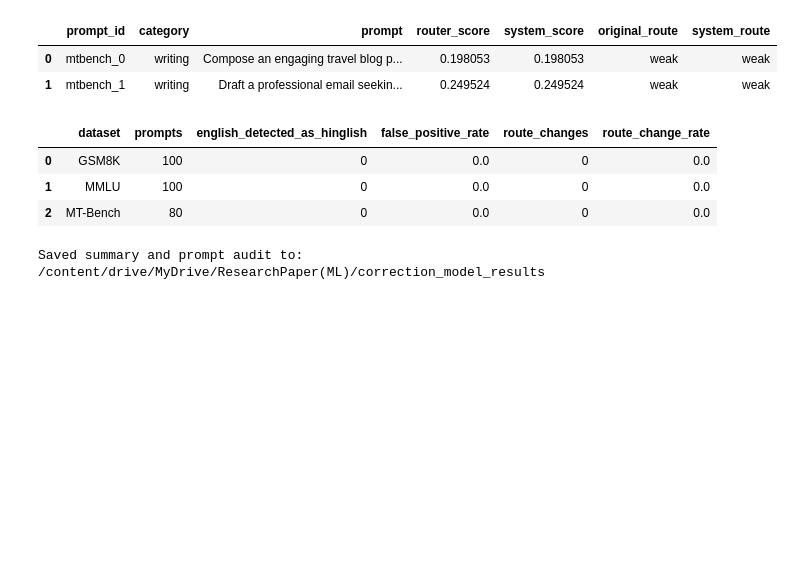
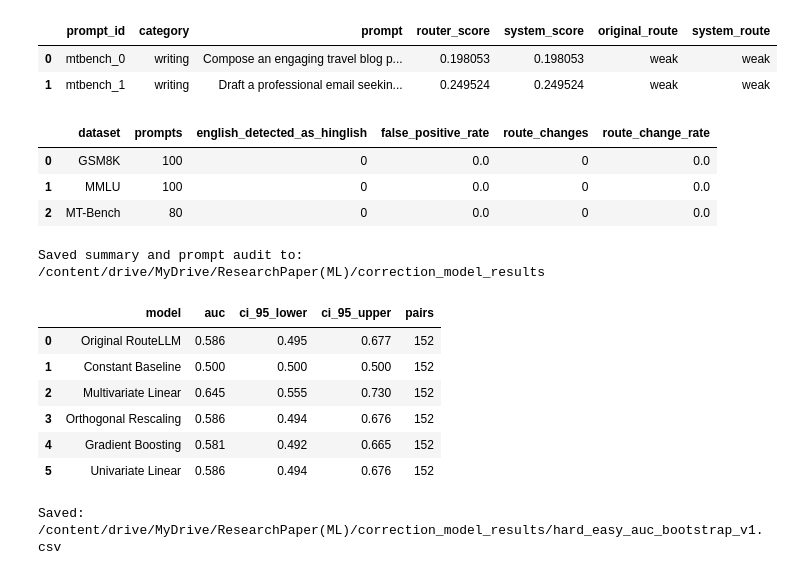
Before and after one commit to nehamalhotra-21/codemixing_llmrouter, a Jupyter notebook: person4_RouteLLM_Benchmark_Comparison.ipynb, the cells around one changed output. Saved outputs shown, nothing was run; the diff lists cells and outputs as text; code cells hidden in the pictures; blank space fills up the shorter version.

Commit message:
Add hard-versus-easy AUC bootstrap results

```diff
--- a/person4_RouteLLM_Benchmark_Comparison.ipynb
+++ b/person4_RouteLLM_Benchmark_Comparison.ipynb
@@ -1135,3 +1135,73 @@ print("Saved summary and prompt audit to:", output_dir)
 | 1 | MMLU | 100 | 0 | 0.0 | 0 | 0.0 |
 | 2 | MT-Bench | 80 | 0 | 0.0 | 0 | 0.0 |
 Saved summary and prompt audit to: /content/drive/MyDrive/ResearchPaper(ML)/correction_model_results
+# %%
+import numpy as np
+import pandas as pd
+from sklearn.metrics import roc_auc_score
+
+pairs = pd.read_csv(f"{BASE}/data/confirmatory_v1.csv")
+scores = pd.read_csv(
+    f"{BASE}/correction_model_results/corrected_scores_v2.csv"
+)
+
+data = pairs[["pair_id", "difficulty"]].merge(
+    scores,
+    on="pair_id",
+    how="inner",
+    validate="one_to_one"
+)
+
+data["difficulty"] = data["difficulty"].astype(str).str.strip().str.lower()
+data = data[data["difficulty"].isin(["easy", "hard"])].copy()
+y = (data["difficulty"] == "hard").astype(int).to_numpy()
+
+score_columns = {
+    "Original RouteLLM": "Original RouteLLM",
+    "Constant Baseline": "Constant Baseline",
+    "Multivariate Linear": "Linear (score + token features)",
+    "Orthogonal Rescaling": "Orthogonal Rescaling",
+    "Gradient Boosting": "Gradient Boosting",
+    "Univariate Linear": "Linear (univariate)",
+}
+
+easy_idx = np.flatnonzero(y == 0)
+hard_idx = np.flatnonzero(y == 1)
+rng = np.random.default_rng(42)
+rows = []
+
+for model, column in score_columns.items():
+    values = data[column].astype(float).to_numpy()
+    auc = roc_auc_score(y, values)
+    boot_auc = []
+
+    for _ in range(10_000):
+        sample_idx = np.concatenate([
+            rng.choice(easy_idx, size=len(easy_idx), replace=True),
+            rng.choice(hard_idx, size=len(hard_idx), replace=True),
+        ])
+        boot_auc.append(roc_auc_score(y[sample_idx], values[sample_idx]))
+
+    rows.append({
+        "model": model,
+        "auc": auc,
+        "ci_95_lower": np.percentile(boot_auc, 2.5),
+        "ci_95_upper": np.percentile(boot_auc, 97.5),
+        "pairs": len(data),
+    })
+
+auc_results = pd.DataFrame(rows)
+display(auc_results.round(3))
+
+out = f"{BASE}/correction_model_results/hard_easy_auc_bootstrap_v1.csv"
+auc_results.to_csv(out, index=False)
+print("Saved:", out)
+# %% [output]
+|  | model | auc | ci_95_lower | ci_95_upper | pairs |
+| 0 | Original RouteLLM | 0.586 | 0.495 | 0.677 | 152 |
+| 1 | Constant Baseline | 0.500 | 0.500 | 0.500 | 152 |
+| 2 | Multivariate Linear | 0.645 | 0.555 | 0.730 | 152 |
+| 3 | Orthogonal Rescaling | 0.586 | 0.494 | 0.676 | 152 |
+| 4 | Gradient Boosting | 0.581 | 0.492 | 0.665 | 152 |
+| 5 | Univariate Linear | 0.586 | 0.494 | 0.676 | 152 |
+Saved: /content/drive/MyDrive/ResearchPaper(ML)/correction_model_results/hard_easy_auc_bootstrap_v1.csv
```
